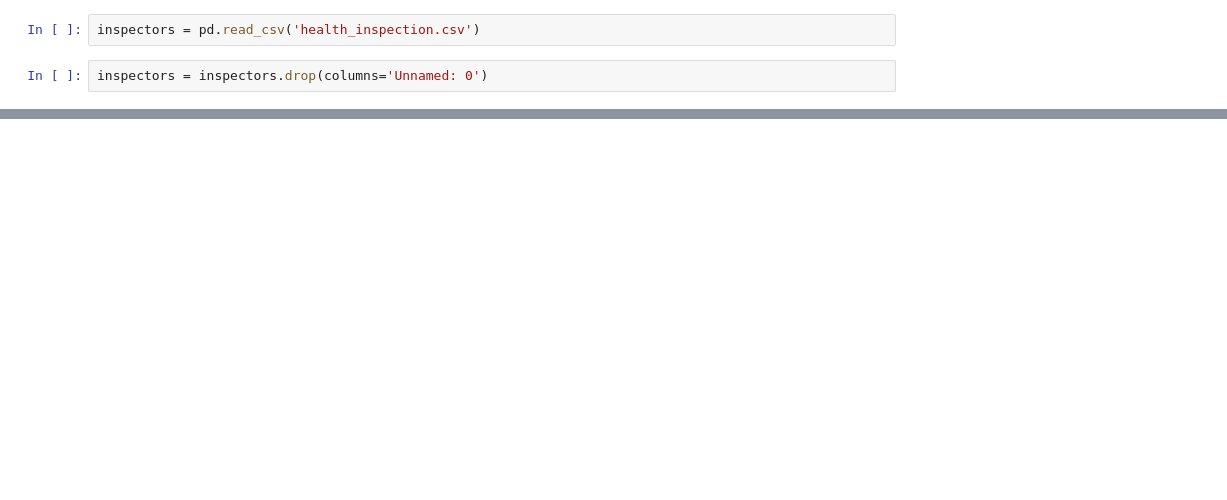
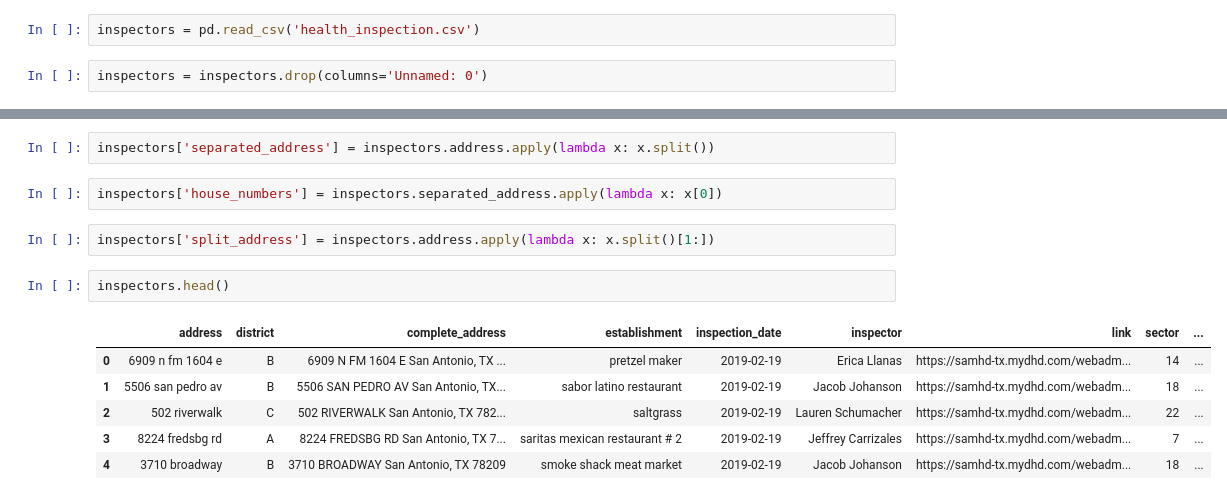
Before and after one commit to CodeBound-Annihilators/yelpproject, a Jupyter notebook: jeffs_new_inspectors_data_cleaning.ipynb, the cells around one changed output, grey strips where cells are left out. Drawn from its saved outputs; the diff is of its cells as text; blank space fills up the shorter version.

```diff
--- a/jeffs_new_inspectors_data_cleaning.ipynb
+++ b/jeffs_new_inspectors_data_cleaning.ipynb
@@ -30 +34,16 @@ inspectors
 9549 rows × 10 columns
+# %%
+inspectors['separated_address'] = inspectors.address.apply(lambda x: x.split())
+# %%
+inspectors['house_numbers'] = inspectors.separated_address.apply(lambda x: x[0])
+# %%
+inspectors['split_address'] = inspectors.address.apply(lambda x: x.split()[1:])
+# %%
+inspectors.head()
+# %% [output]
+|  | address | district | complete_address | establishment | inspection_date | inspector | link | sector | ... |
+| 0 | 6909 n fm 1604 e | B | 6909 N FM 1604 E San Antonio, TX ... | pretzel maker | 2019-02-19 | Erica Llanas | https://samhd-tx.mydhd.com/webadm... | 14 | ... |
+| 1 | 5506 san pedro av | B | 5506 SAN PEDRO AV San Antonio, TX... | sabor latino restaurant | 2019-02-19 | Jacob Johanson | https://samhd-tx.mydhd.com/webadm... | 18 | ... |
+| 2 | 502 riverwalk | C | 502 RIVERWALK San Antonio, TX 782... | saltgrass | 2019-02-19 | Lauren Schumacher | https://samhd-tx.mydhd.com/webadm... | 22 | ... |
+| 3 | 8224 fredsbg rd | A | 8224 FREDSBG RD San Antonio, TX 7... | saritas mexican restaurant # 2 | 2019-02-19 | Jeffrey Carrizales | https://samhd-tx.mydhd.com/webadm... | 7 | ... |
+| 4 | 3710 broadway | B | 3710 BROADWAY San Antonio, TX 78209 | smoke shack meat market | 2019-02-19 | Jacob Johanson | https://samhd-tx.mydhd.com/webadm... | 18 | ... |
```
Also changed, not shown: parts of 8 cells of this notebook, 1 other file.
